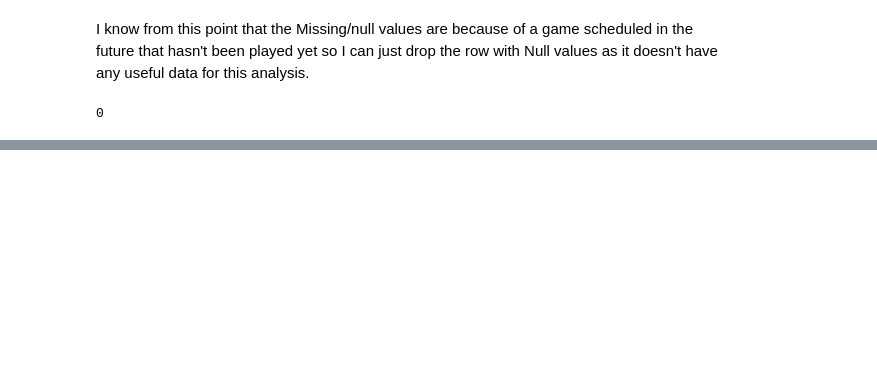
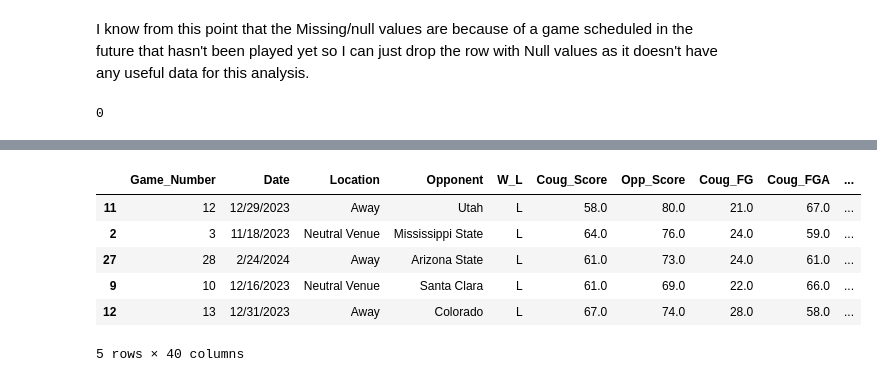
Before and after one commit to PrelaunchZeus2/Coug-Bball, a Jupyter notebook: Coug_BBALL.ipynb, the cells around one changed output, grey strips where cells are left out. Drawn from its saved outputs; the diff is of its cells as text; code cells hidden in the pictures; blank space fills up the shorter version.

```diff
--- a/Coug_BBALL.ipynb
+++ b/Coug_BBALL.ipynb
@@ -151,0 +193,12 @@ len(BBall) - len(BBall.drop_duplicates())
+# %%
+#And our worst losses.
+Bottom5_blowouts = losses.sort_values(by = 'Score_Diff', ascending = True).head(5)
+Bottom5_blowouts
+# %% [output]
+|  | Game_Number | Date | Location | Opponent | W_L | Coug_Score | Opp_Score | Coug_FG | Coug_FGA | ... |
+| 11 | 12 | 12/29/2023 | Away | Utah | L | 58.0 | 80.0 | 21.0 | 67.0 | ... |
+| 2 | 3 | 11/18/2023 | Neutral Venue | Mississippi State | L | 64.0 | 76.0 | 24.0 | 59.0 | ... |
+| 27 | 28 | 2/24/2024 | Away | Arizona State | L | 61.0 | 73.0 | 24.0 | 61.0 | ... |
+| 9 | 10 | 12/16/2023 | Neutral Venue | Santa Clara | L | 61.0 | 69.0 | 22.0 | 66.0 | ... |
+| 12 | 13 | 12/31/2023 | Away | Colorado | L | 67.0 | 74.0 | 28.0 | 58.0 | ... |
+5 rows × 40 columns
```
Also changed, not shown: parts of 9 cells of this notebook, 1 other file.
